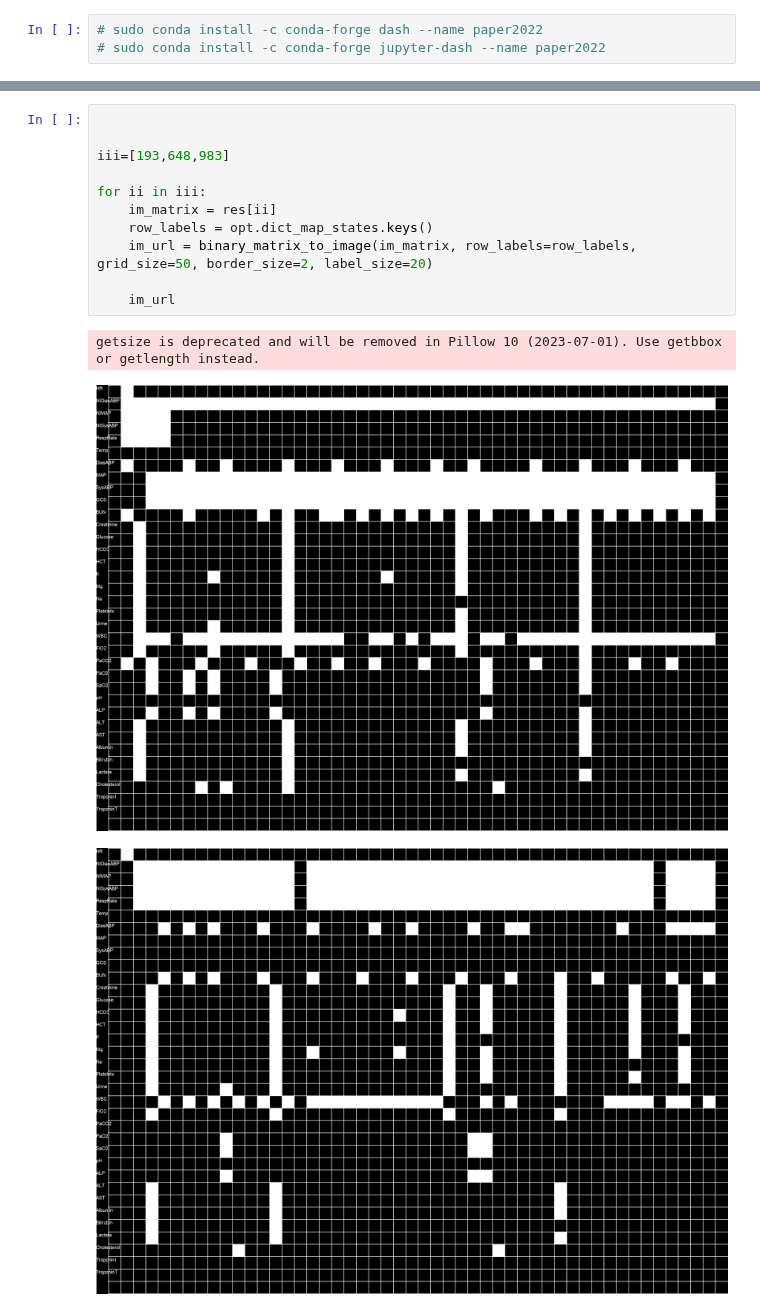
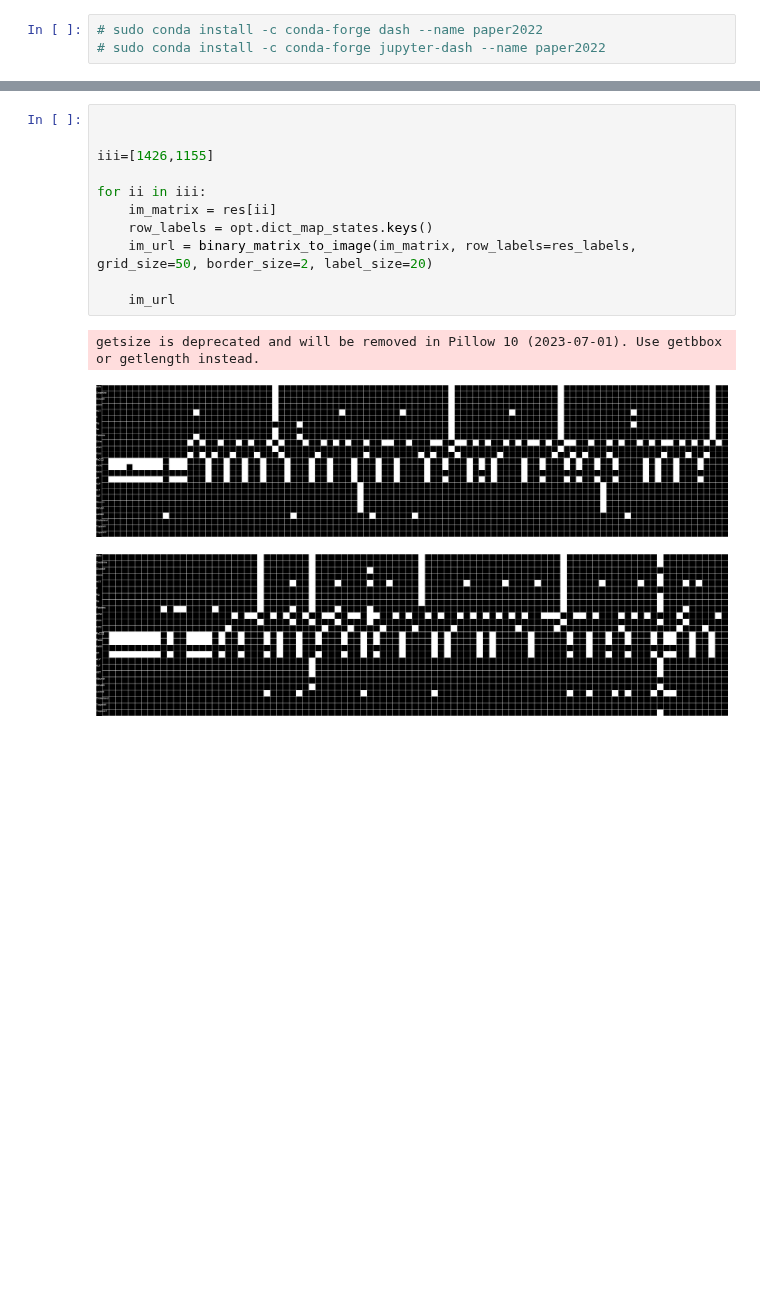
Before and after one commit to hojjatkarami/tedam2, a Jupyter notebook: vis_tsne.ipynb, the cells around one changed output, grey strips where cells are left out. Drawn from its saved outputs; the diff is of its cells as text; blank space fills up the shorter version.

```diff
--- a/vis_tsne.ipynb
+++ b/vis_tsne.ipynb
@@ -668,15 +668,15 @@ Port 8050 is in use by another program. Either identify and stop that program, o
 # %%
 
 
-iii=[193,648,983]
+iii=[1426,1155]
 
 for ii in iii:
     im_matrix = res[ii]
     row_labels = opt.dict_map_states.keys()
-    im_url = binary_matrix_to_image(im_matrix, row_labels=row_labels, grid_size=50, border_size=2, label_size=20)
+    im_url = binary_matrix_to_image(im_matrix, row_labels=res_labels, grid_size=50, border_size=2, label_size=20)
 
     im_url
 # %% [output]
 getsize is deprecated and will be removed in Pillow 10 (2023-07-01). Use getbbox or getlength instead.
-[figure, old version]
+[figure, new version]
-[figure, old version]
+[figure, new version]
```
Also changed, not shown: parts of 6 cells of this notebook, 1 other file.
